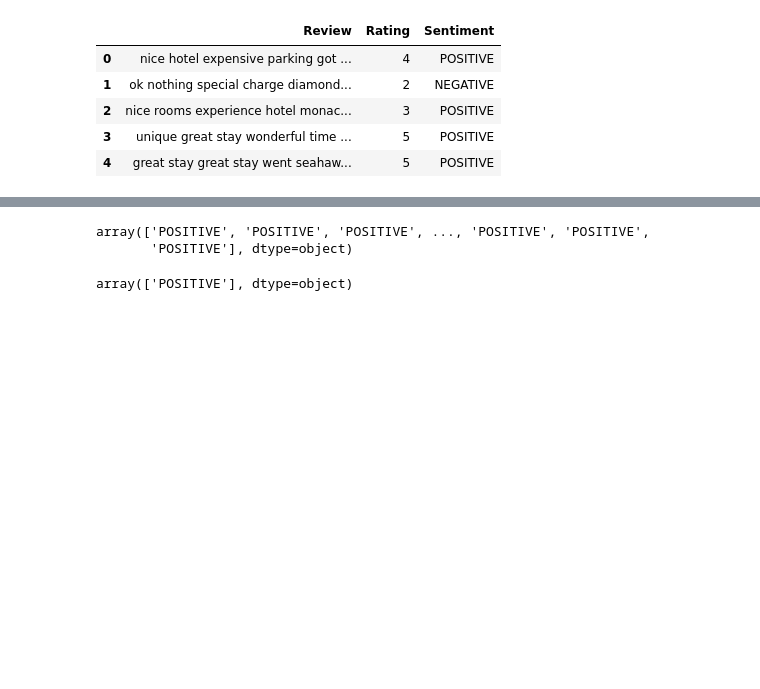
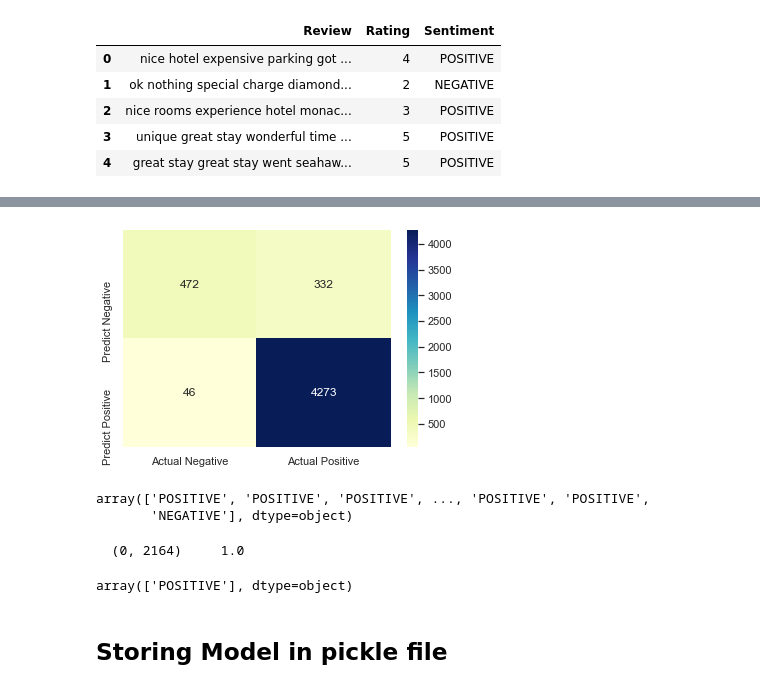
Before and after one commit to Rishabh2006/sentimentanalysisapp, a Jupyter notebook: Sentiment Analysis.ipynb, the cells around one changed output, grey strips where cells are left out. Saved outputs shown, nothing was run; the diff lists cells and outputs as text; code cells hidden in the pictures; blank space fills up the shorter version.

```diff
--- a/Sentiment Analysis.ipynb
+++ b/Sentiment Analysis.ipynb
@@ -104,4 +156,4 @@ tfidf = vectorizer.fit_transform(X)
 # %%
 from sklearn.model_selection import train_test_split
 
-X_train, X_test, Y_train, Y_test = train_test_split(tfidf, y)
+X_train, X_test, Y_train, Y_test = train_test_split(tfidf, y, stratify=y)
@@ -111,4 +174,4 @@ from sklearn.linear_model import LogisticRegression
 from sklearn.metrics import accuracy_score
 
 classifier = LogisticRegression(max_iter=300,random_state=123)
-model =classifier.fit(X_train, Y_train)
+classifier.fit(X_train, Y_train)
@@ -115,14 +200,27 @@ model =classifier.fit(X_train, Y_train)
+# %%
+cm = confusion_matrix(Y_test, classifier.predict(X_test))
+#print('Confusion matrix\n', cm)
+cm_matrix = pd.DataFrame(data=cm, columns=['Actual Negative', 'Actual Positive'],
+                        index=['Predict Negative', 'Predict Positive'])
+sns.heatmap(cm_matrix, annot=True, fmt='d', cmap='YlGnBu')
+plt.show()
+# %% [output]
+[figure, added]
 # %%
 Y1_pred_class= classifier.predict(X_test)
 Y1_pred_class
 # %% [output]
 array(['POSITIVE', 'POSITIVE', 'POSITIVE', ..., 'POSITIVE', 'POSITIVE',
-       'POSITIVE'], dtype=object)
+       'NEGATIVE'], dtype=object)
 # %%
-test = vectorizer.transform(["good"])
-model.predict(test)
+test = vectorizer.transform(["amazing"])
+print(test)
+classifier.predict(test)
 # %% [output]
-array(['POSITIVE'], dtype=object)
+  (0, 2164)     1.0
+array(['POSITIVE'], dtype=object)
+# %% [markdown]
+##  Storing Model in pickle file
 # %%
 import pickle
 # %%
```
Also changed, not shown: parts of 24 cells of this notebook.
